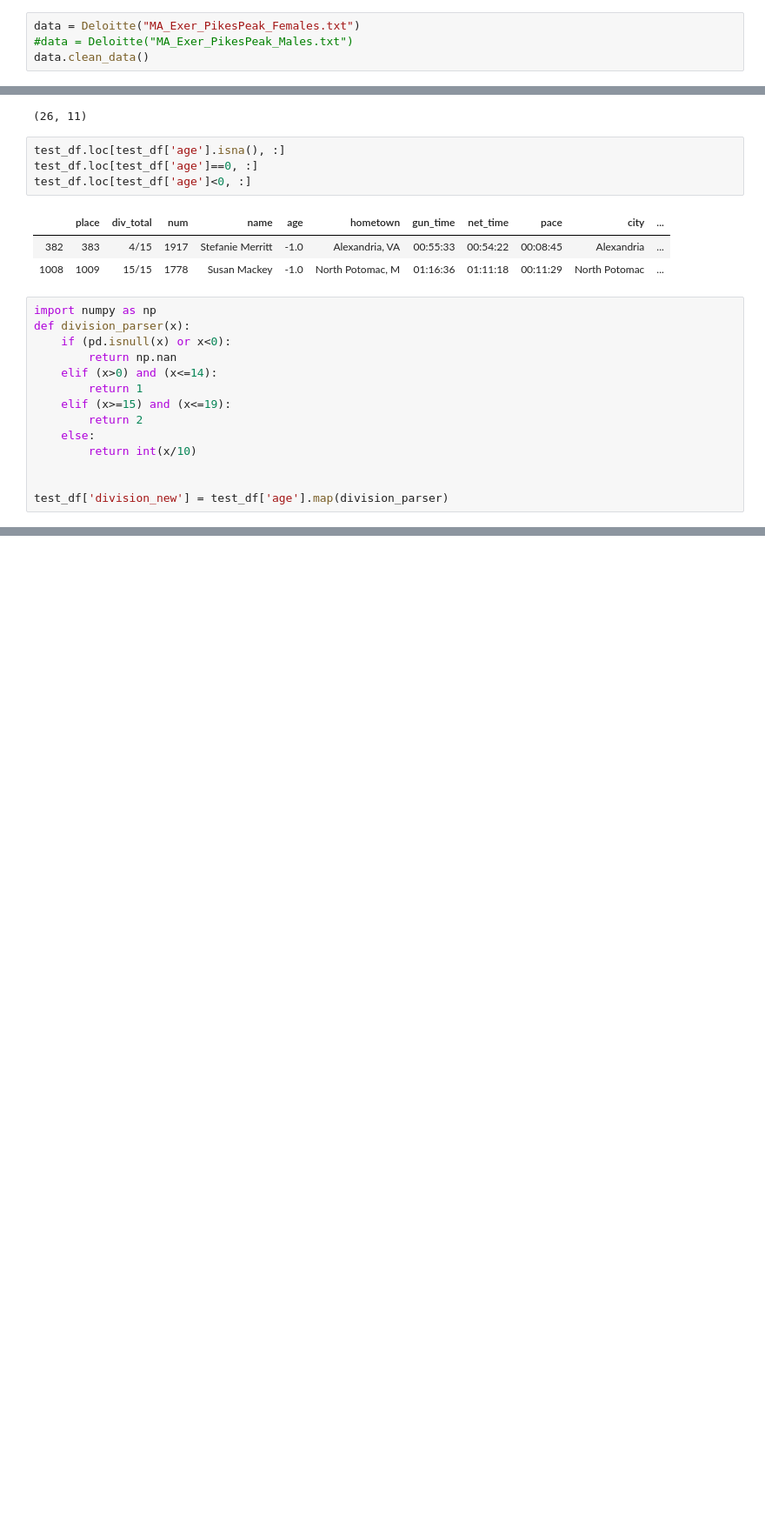
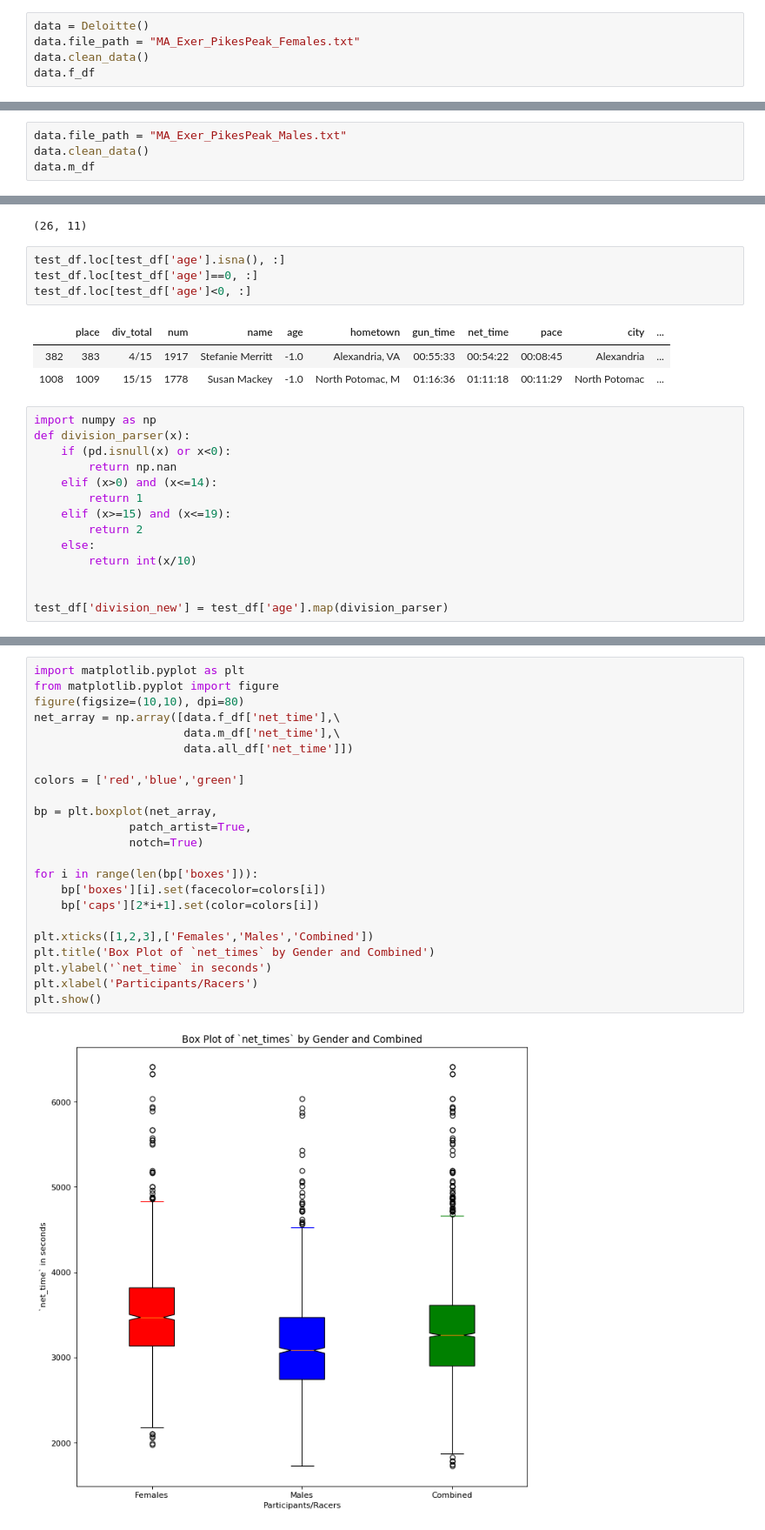
Before and after one commit to fabelperez/DataScienceCapstoneRepo, a Jupyter notebook: deloitte_data_exer.ipynb, the cells around one changed output, grey strips where cells are left out. Shown at 87% size. Saved outputs shown, nothing was run; the diff lists cells and outputs as text; blank space fills up the shorter version.

```diff
--- a/deloitte_data_exer.ipynb
+++ b/deloitte_data_exer.ipynb
@@ -2,7 +2,8 @@
 import pandas as pd
 from deloitte import Deloitte
 # %%
-data = Deloitte("MA_Exer_PikesPeak_Females.txt")
-#data = Deloitte("MA_Exer_PikesPeak_Males.txt")
+data = Deloitte()
+data.file_path = "MA_Exer_PikesPeak_Females.txt"
 data.clean_data()
+data.f_df
 # %% [output]
@@ -9,0 +23,4 @@ ValueError: no valid date format found
+# %%
+data.file_path = "MA_Exer_PikesPeak_Males.txt"
+data.clean_data()
+data.m_df
@@ -201,0 +324,25 @@ test_df.loc[~test_df['division_new'].isnull(), :]
+# %%
+import matplotlib.pyplot as plt
+from matplotlib.pyplot import figure
+figure(figsize=(10,10), dpi=80)
+net_array = np.array([data.f_df['net_time'],\
+                      data.m_df['net_time'],\
+                      data.all_df['net_time']])
+
+colors = ['red','blue','green']
+
+bp = plt.boxplot(net_array,
+              patch_artist=True,
+              notch=True)
+
+for i in range(len(bp['boxes'])):
+    bp['boxes'][i].set(facecolor=colors[i])
+    bp['caps'][2*i+1].set(color=colors[i])
+
+plt.xticks([1,2,3],['Females','Males','Combined'])
+plt.title('Box Plot of `net_times` by Gender and Combined')
+plt.ylabel('`net_time` in seconds')
+plt.xlabel('Participants/Racers')
+plt.show()
+# %% [output]
+[figure, added]
```
Also changed, not shown: parts of 24 cells of this notebook, 1 other file.
